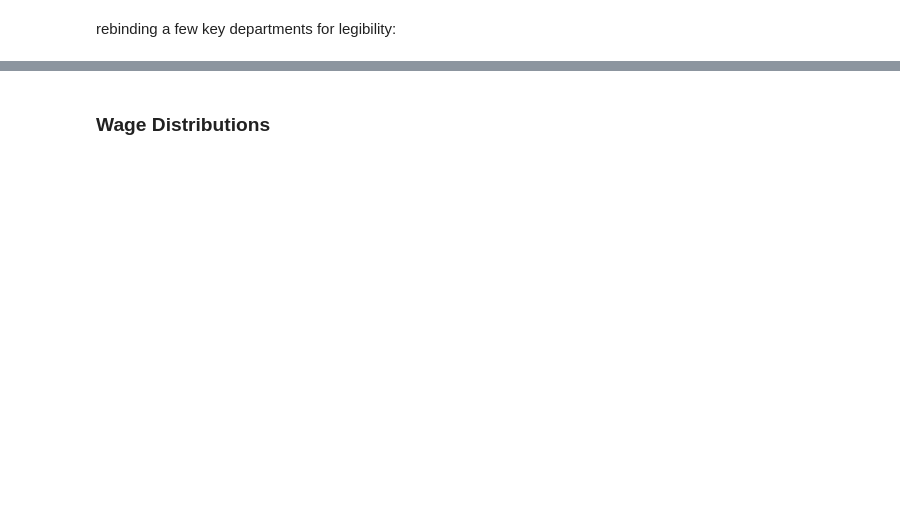
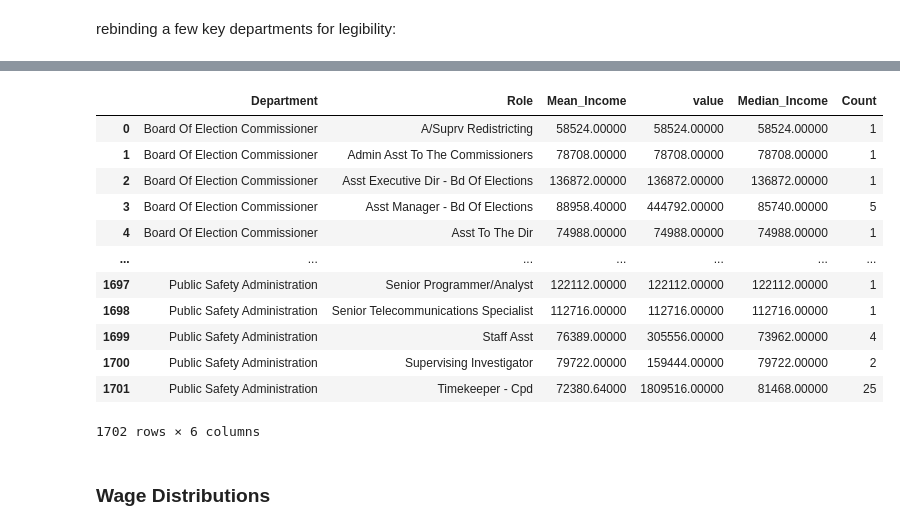
Before and after one commit to RDeconomist/data, a Jupyter notebook: e4e3/Notebooks/Chicago_Employees.ipynb, the cells around one changed output, grey strips where cells are left out. Drawn from its saved outputs; the diff is of its cells as text; code cells hidden in the pictures; blank space fills up the shorter version.

Commit message:
Update Income Data

```diff
--- a/e4e3/Notebooks/Chicago_Employees.ipynb
+++ b/e4e3/Notebooks/Chicago_Employees.ipynb
@@ -109,3 +119,19 @@ df.query("Role == 'Cement Finisher'")
+# %%
+df
+# %% [output]
+|  | Department | Role | Mean_Income | value | Median_Income | Count |
+| 0 | Board Of Election Commissioner | A/Suprv Redistricting | 58524.00000 | 58524.00000 | 58524.00000 | 1 |
+| 1 | Board Of Election Commissioner | Admin Asst To The Commissioners | 78708.00000 | 78708.00000 | 78708.00000 | 1 |
+| 2 | Board Of Election Commissioner | Asst Executive Dir - Bd Of Elections | 136872.00000 | 136872.00000 | 136872.00000 | 1 |
+| 3 | Board Of Election Commissioner | Asst Manager - Bd Of Elections | 88958.40000 | 444792.00000 | 85740.00000 | 5 |
+| 4 | Board Of Election Commissioner | Asst To The Dir | 74988.00000 | 74988.00000 | 74988.00000 | 1 |
+| ... | ... | ... | ... | ... | ... | ... |
+| 1697 | Public Safety Administration | Senior Programmer/Analyst | 122112.00000 | 122112.00000 | 122112.00000 | 1 |
+| 1698 | Public Safety Administration | Senior Telecommunications Specialist | 112716.00000 | 112716.00000 | 112716.00000 | 1 |
+| 1699 | Public Safety Administration | Staff Asst | 76389.00000 | 305556.00000 | 73962.00000 | 4 |
+| 1700 | Public Safety Administration | Supervising Investigator | 79722.00000 | 159444.00000 | 79722.00000 | 2 |
+| 1701 | Public Safety Administration | Timekeeper - Cpd | 72380.64000 | 1809516.00000 | 81468.00000 | 25 |
+1702 rows × 6 columns
 # %% [markdown]
 ### Wage Distributions
 # %%
```
Also changed, not shown: parts of 10 cells of this notebook, 6 other files.
